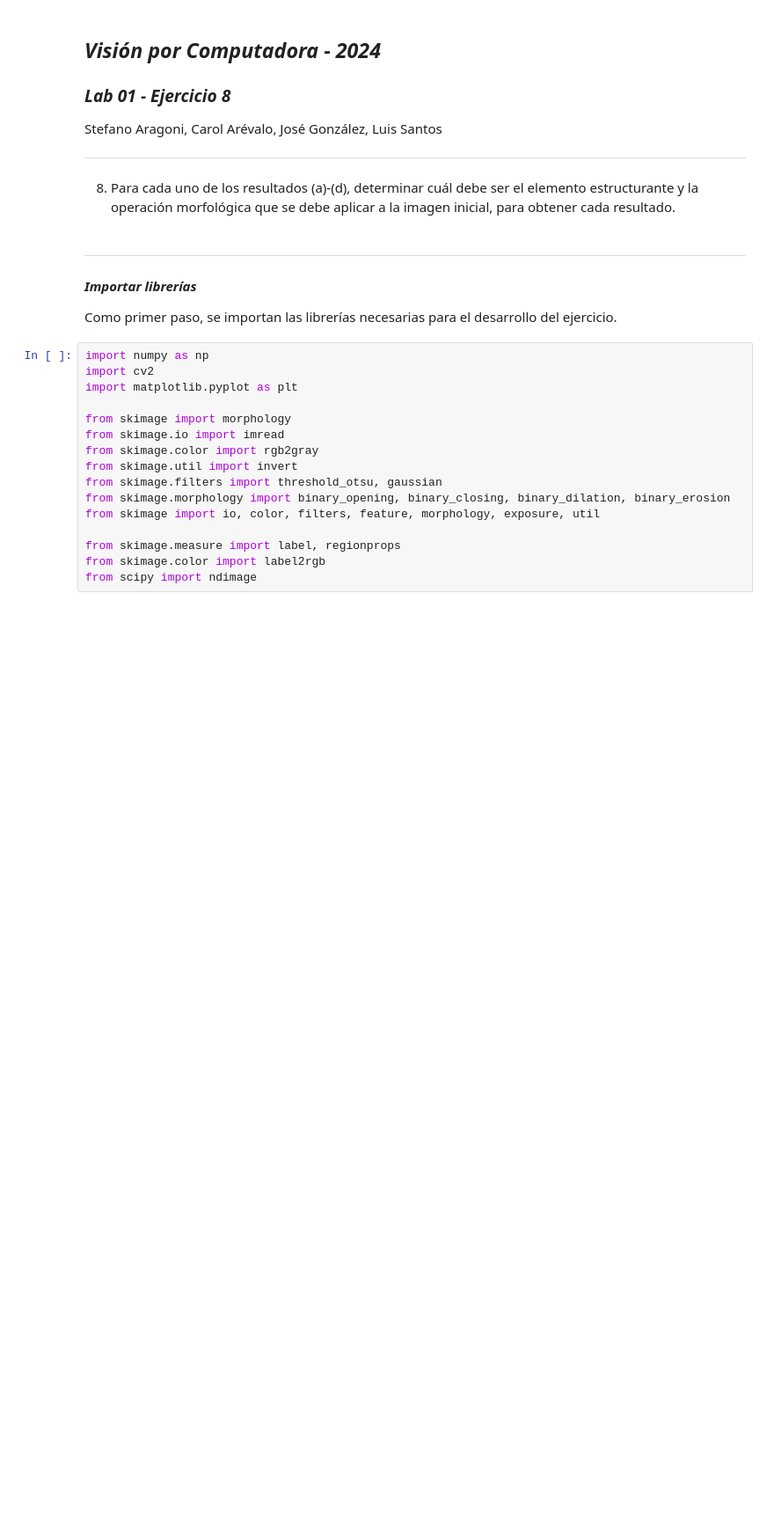
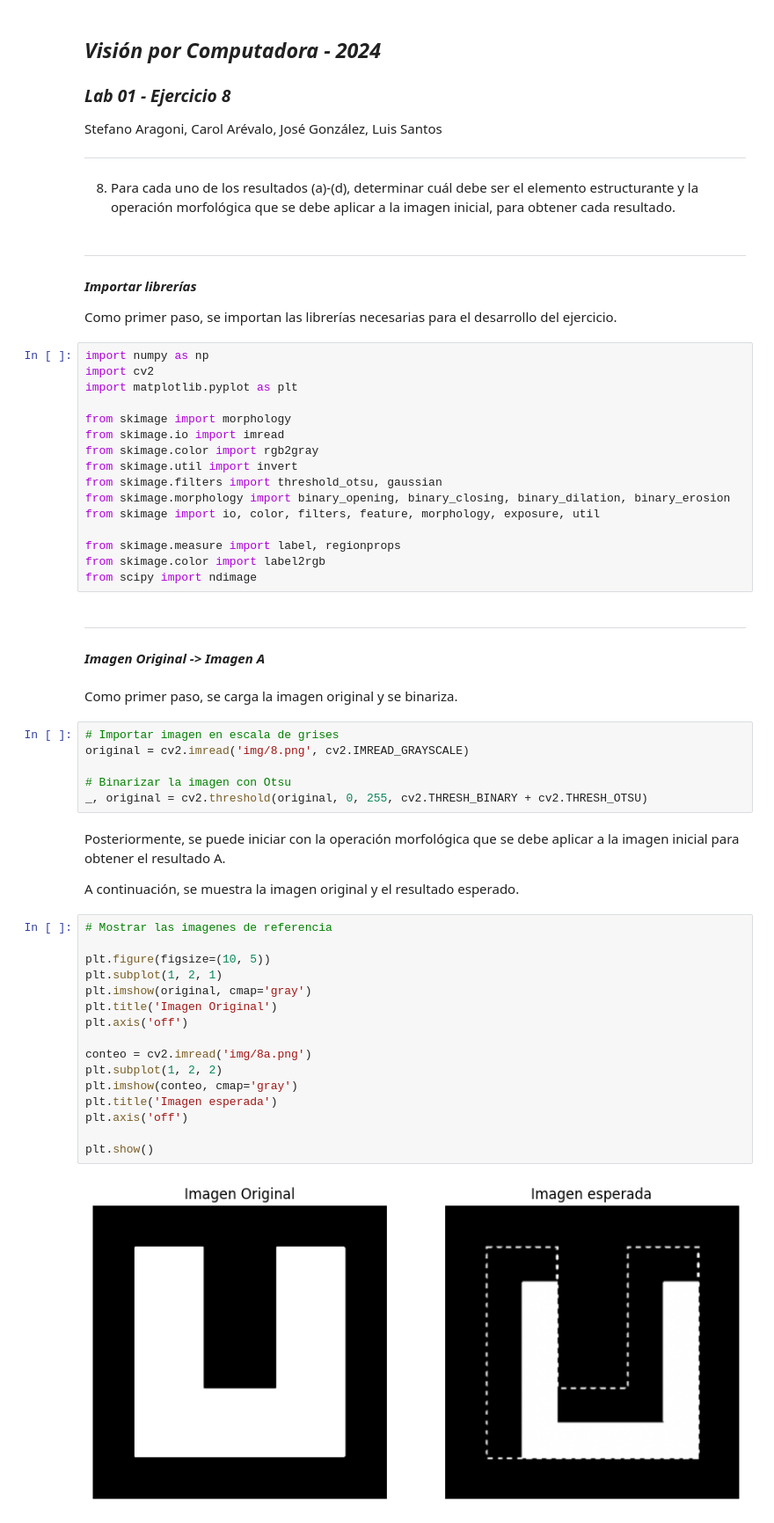
Before and after one commit to stefanoaragoni/computerVision_Lab01, a Jupyter notebook: Lab01_Ejercicio8.ipynb, the cells around one changed output. Shown at 88% size. Drawn from its saved outputs; the diff is of its cells as text; blank space fills up the shorter version.

```diff
--- a/Lab01_Ejercicio8.ipynb
+++ b/Lab01_Ejercicio8.ipynb
@@ -29,3 +29,37 @@ from skimage import io, color, filters, feature, morphology, exposure, util
 from skimage.measure import label, regionprops
 from skimage.color import label2rgb
 from scipy import ndimage
+# %% [markdown]
+---------
+
+#### *Imagen Original -> Imagen A*
+# %% [markdown]
+Como primer paso, se carga la imagen original y se binariza.
+# %%
+# Importar imagen en escala de grises
+original = cv2.imread('img/8.png', cv2.IMREAD_GRAYSCALE)
+
+# Binarizar la imagen con Otsu
+_, original = cv2.threshold(original, 0, 255, cv2.THRESH_BINARY + cv2.THRESH_OTSU)
+# %% [markdown]
+Posteriormente, se puede iniciar con la operación morfológica que se debe aplicar a la imagen inicial para obtener el resultado A.
+
+A continuación, se muestra la imagen original y el resultado esperado.
+# %%
+# Mostrar las imagenes de referencia
+
+plt.figure(figsize=(10, 5))
+plt.subplot(1, 2, 1)
+plt.imshow(original, cmap='gray')
+plt.title('Imagen Original')
+plt.axis('off')
+
+conteo = cv2.imread('img/8a.png')
+plt.subplot(1, 2, 2)
+plt.imshow(conteo, cmap='gray')
+plt.title('Imagen esperada')
+plt.axis('off')
+
+plt.show()
+# %% [output]
+[figure, added]
```
Also changed, not shown: parts of 5 cells of this notebook.
